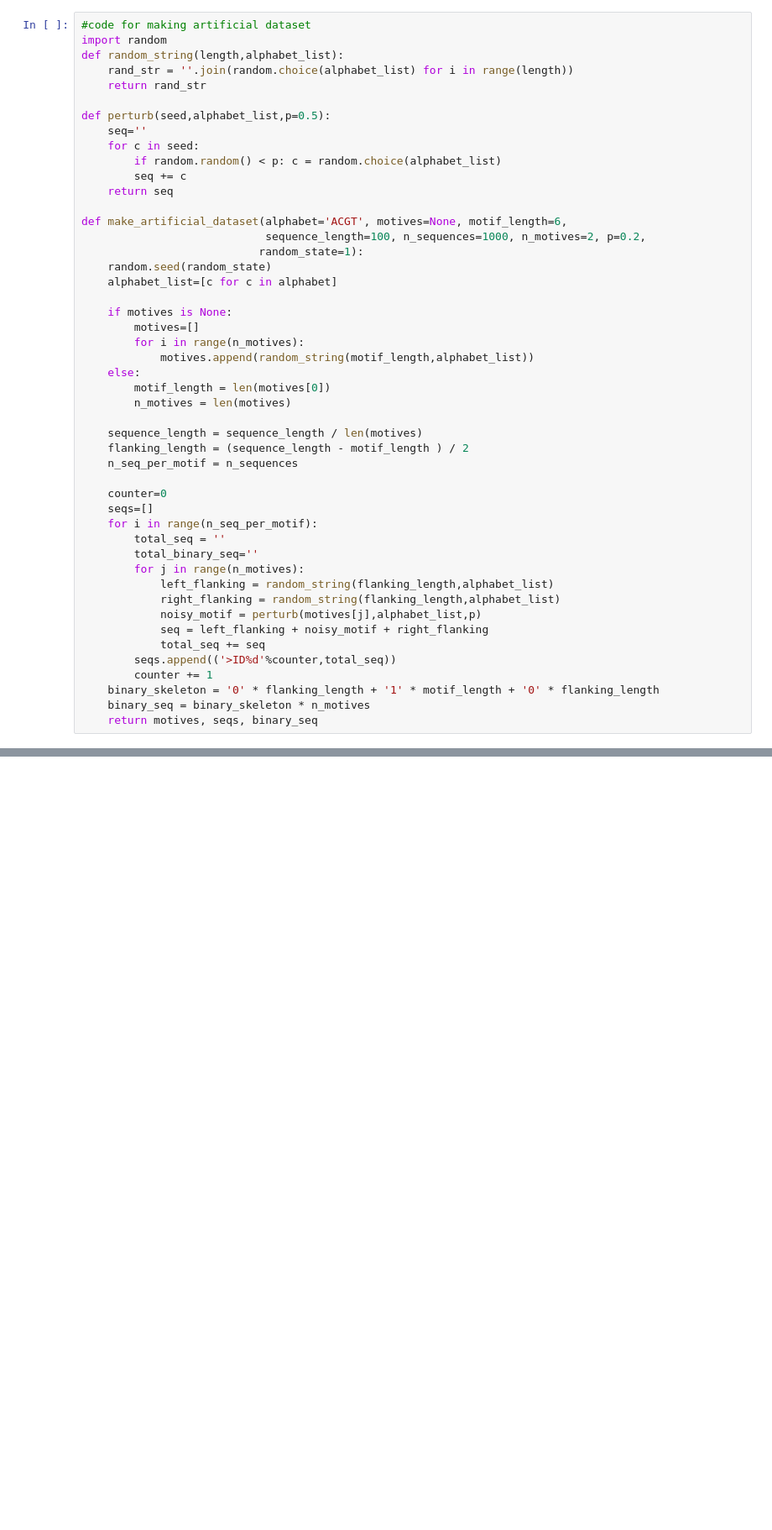
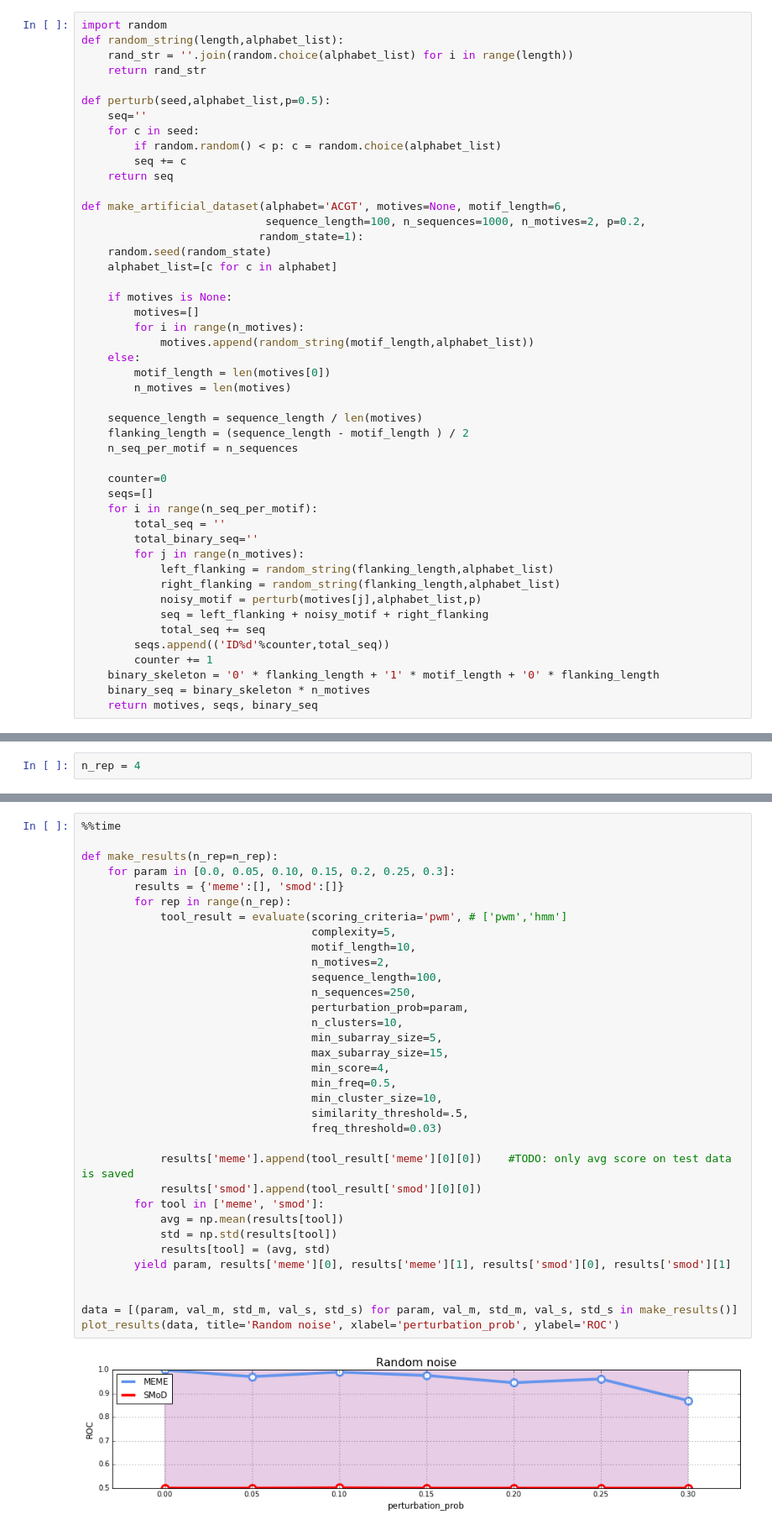
Before and after one commit to fabriziocosta/pyMotif, a Jupyter notebook: Performance Comparison.ipynb, the cells around one changed output, grey strips where cells are left out. Shown at 84% size. Cells and saved outputs as stored; diff of their text form; blank space fills up the shorter version.

Commit message:
integrate filtering with SMoD, more experiments, HMM scoring

```diff
--- a/Performance Comparison.ipynb
+++ b/Performance Comparison.ipynb
@@ -1,5 +9,4 @@
 # %%
-#code for making artificial dataset
 import random
 def random_string(length,alphabet_list):
     rand_str = ''.join(random.choice(alphabet_list) for i in range(length))
@@ -41,7 +48,7 @@ def make_artificial_dataset(alphabet='ACGT', motives=None, motif_length=6,
             noisy_motif = perturb(motives[j],alphabet_list,p)
             seq = left_flanking + noisy_motif + right_flanking
             total_seq += seq
-        seqs.append(('>ID%d'%counter,total_seq))
+        seqs.append(('ID%d'%counter,total_seq))
         counter += 1
     binary_skeleton = '0' * flanking_length + '1' * motif_length + '0' * flanking_length
     binary_seq = binary_skeleton * n_motives
@@ -147 +219,3 @@ def evaluate(motif_finder='meme', # ['meme','eden']
+# %%
+n_rep = 4
 # %% [markdown]
@@ -363,0 +259,36 @@ Motif Length     Avg-ROC         Max-ROC
+# %%
+%%time
+
+def make_results(n_rep=n_rep):
+    for param in [0.0, 0.05, 0.10, 0.15, 0.2, 0.25, 0.3]:
+        results = {'meme':[], 'smod':[]}
+        for rep in range(n_rep):
+            tool_result = evaluate(scoring_criteria='pwm', # ['pwm','hmm']
+                                   complexity=5,
+                                   motif_length=10,
+                                   n_motives=2,
+                                   sequence_length=100,
+                                   n_sequences=250,
+                                   perturbation_prob=param,
+                                   n_clusters=10,
+                                   min_subarray_size=5,
+                                   max_subarray_size=15,
+                                   min_score=4,
+                                   min_freq=0.5,
+                                   min_cluster_size=10,
+                                   similarity_threshold=.5,
+                                   freq_threshold=0.03)
+
+            results['meme'].append(tool_result['meme'][0][0])    #TODO: only avg score on test data is saved
+            results['smod'].append(tool_result['smod'][0][0])
+        for tool in ['meme', 'smod']:
+            avg = np.mean(results[tool])
+            std = np.std(results[tool])
+            results[tool] = (avg, std)
+        yield param, results['meme'][0], results['meme'][1], results['smod'][0], results['smod'][1]
+
+
+data = [(param, val_m, std_m, val_s, std_s) for param, val_m, std_m, val_s, std_s in make_results()]
+plot_results(data, title='Random noise', xlabel='perturbation_prob', ylabel='ROC')
+# %% [output]
+[figure, added]
```
Also changed, not shown: parts of 26 cells of this notebook, 9 other files.
